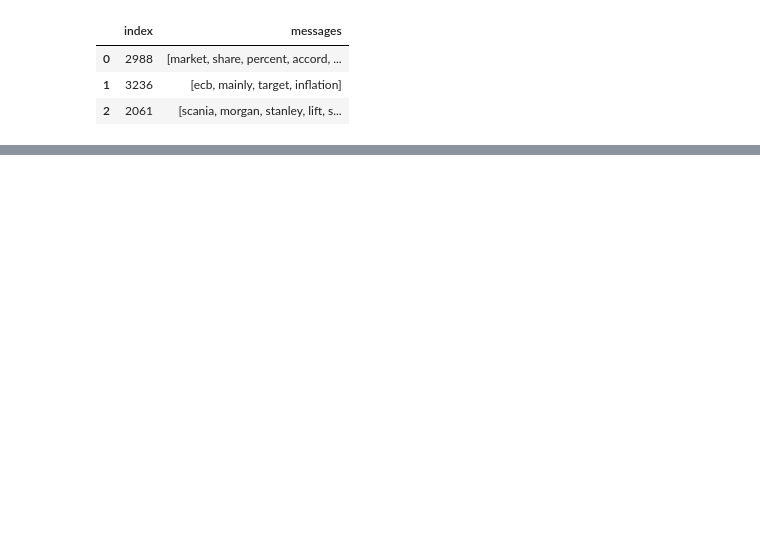
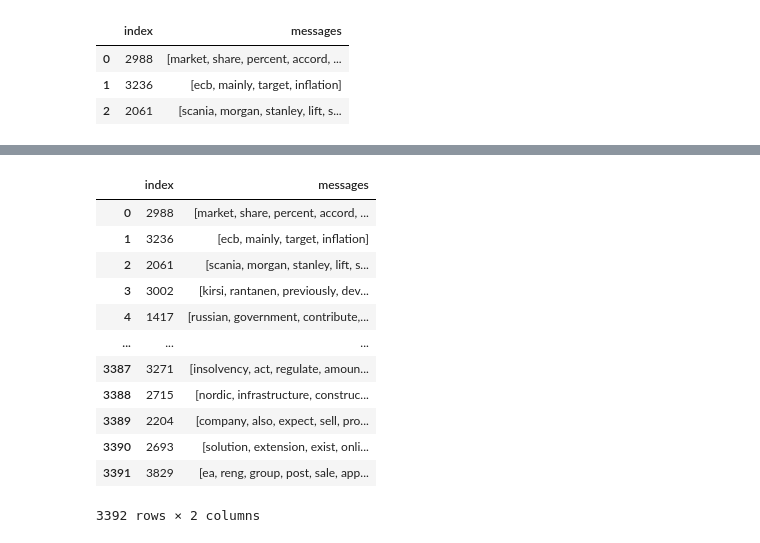
Before and after one commit to Kevin-Kwasnik/aspect-based-sentiment-analysis, a Jupyter notebook: 2_data-wrangling.ipynb, the cells around one changed output, grey strips where cells are left out. Saved outputs shown, nothing was run; the diff lists cells and outputs as text; code cells hidden in the pictures; blank space fills up the shorter version.

```diff
--- a/2_data-wrangling.ipynb
+++ b/2_data-wrangling.ipynb
@@ -307,0 +329,16 @@ train_data.head()
+# %%
+X_train
+# %% [output]
+|  | index | messages |
+| 0 | 2988 | [market, share, percent, accord, ... |
+| 1 | 3236 | [ecb, mainly, target, inflation] |
+| 2 | 2061 | [scania, morgan, stanley, lift, s... |
+| 3 | 3002 | [kirsi, rantanen, previously, dev... |
+| 4 | 1417 | [russian, government, contribute,... |
+| ... | ... | ... |
+| 3387 | 3271 | [insolvency, act, regulate, amoun... |
+| 3388 | 2715 | [nordic, infrastructure, construc... |
+| 3389 | 2204 | [company, also, expect, sell, pro... |
+| 3390 | 2693 | [solution, extension, exist, onli... |
+| 3391 | 3829 | [ea, reng, group, post, sale, app... |
+3392 rows × 2 columns
```
Also changed, not shown: parts of 10 cells of this notebook, 6 other files.
